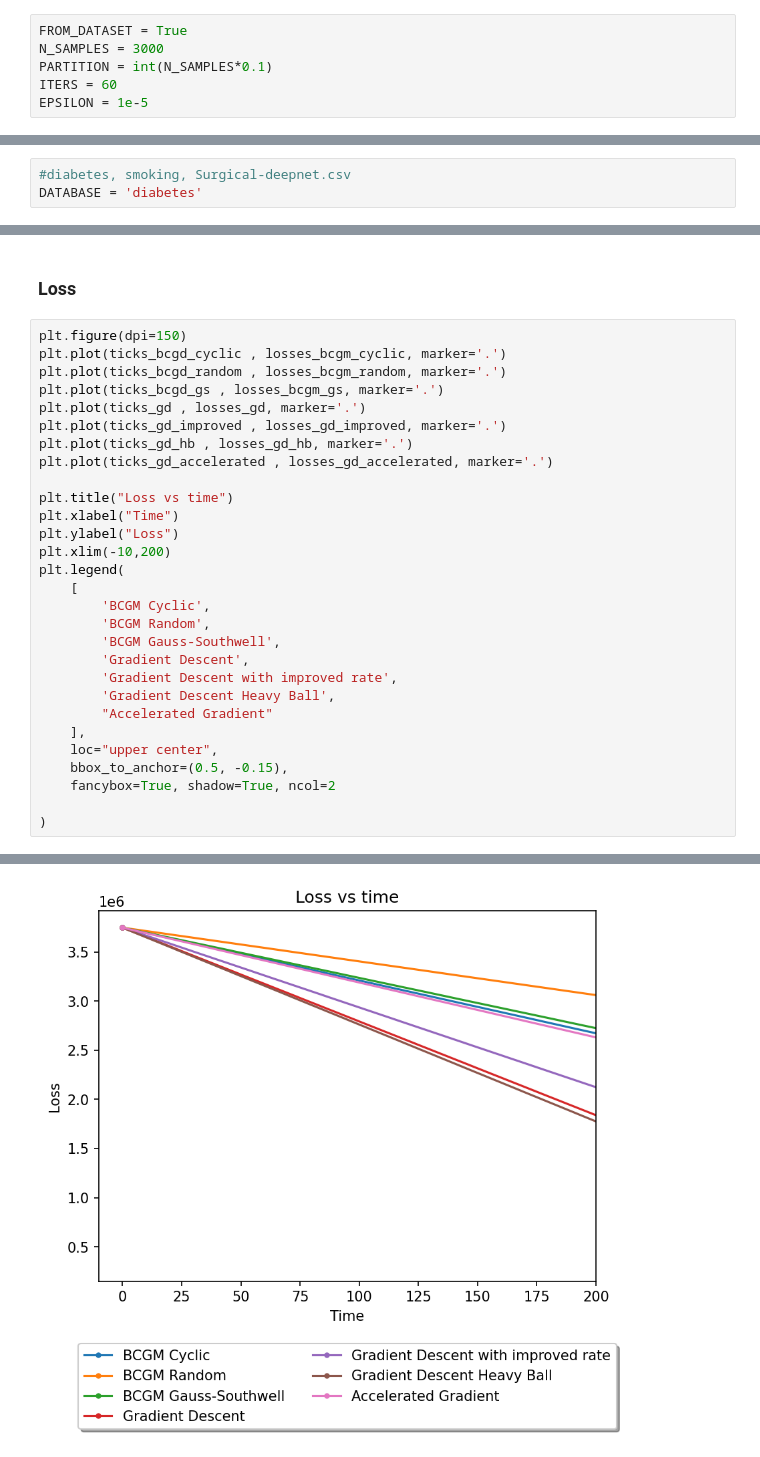
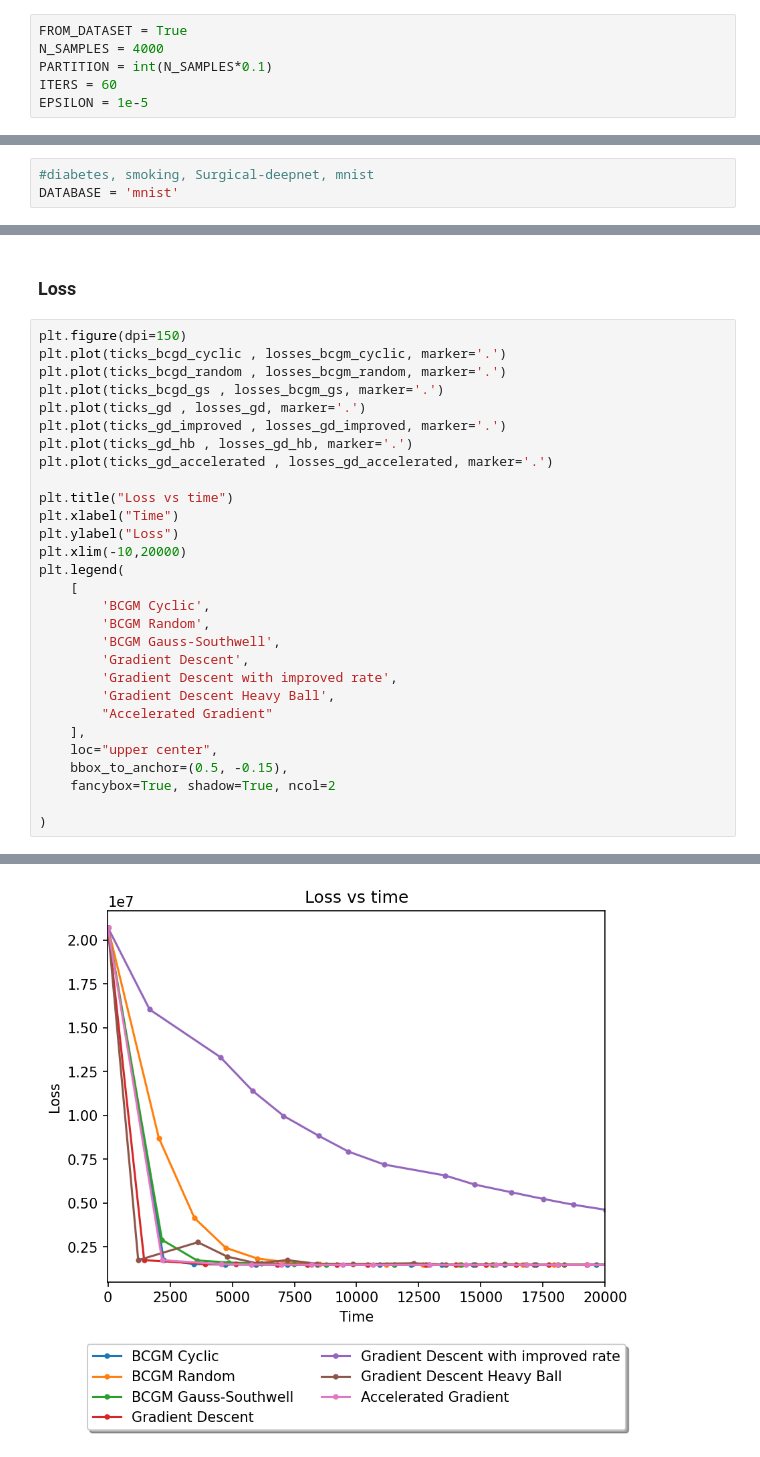
Before and after one commit to RobEngin/Optimization-Gradient-Descent, a Jupyter notebook: Homework1.ipynb, the cells around one changed output, grey strips where cells are left out. Cells and saved outputs as stored; diff of their text form.

```diff
--- a/Homework1.ipynb
+++ b/Homework1.ipynb
@@ -1,6 +1,6 @@
 # %%
 FROM_DATASET = True
-N_SAMPLES = 3000
+N_SAMPLES = 4000
 PARTITION = int(N_SAMPLES*0.1)
 ITERS = 60
 EPSILON = 1e-5
@@ -15,8 +18,8 @@ import scipy
 import time
 import math
 # %%
-#diabetes, smoking, Surgical-deepnet.csv
-DATABASE = 'diabetes'
+#diabetes, smoking, Surgical-deepnet, mnist
+DATABASE = 'mnist'
 # %%
 
 if not FROM_DATASET:
@@ -791,32 +844,32 @@ plt.plot(ticks_bcgd_gs, accuracies_bcgd_gs, marker='.')
 # %%
 plt.figure(dpi=150)
 plt.plot(ticks_bcgd_cyclic , losses_bcgm_cyclic, marker='.')
 plt.plot(ticks_bcgd_random , losses_bcgm_random, marker='.')
 plt.plot(ticks_bcgd_gs , losses_bcgm_gs, marker='.')
 plt.plot(ticks_gd , losses_gd, marker='.')
 plt.plot(ticks_gd_improved , losses_gd_improved, marker='.')
 plt.plot(ticks_gd_hb , losses_gd_hb, marker='.')
 plt.plot(ticks_gd_accelerated , losses_gd_accelerated, marker='.')
 
 plt.title("Loss vs time")
 plt.xlabel("Time")
 plt.ylabel("Loss")
-plt.xlim(-10,200)
+plt.xlim(-10,20000)
 plt.legend(
     [
         'BCGM Cyclic',
         'BCGM Random',
         'BCGM Gauss-Southwell',
         'Gradient Descent',
         'Gradient Descent with improved rate',
         'Gradient Descent Heavy Ball',
         "Accelerated Gradient"
     ],
     loc="upper center",
     bbox_to_anchor=(0.5, -0.15),
     fancybox=True, shadow=True, ncol=2
 
 )
 # %% [output]
 <matplotlib.legend.Legend at 0x...>
-[figure, old version]
+[figure, new version]
```
Also changed, not shown: parts of 30 cells of this notebook.
